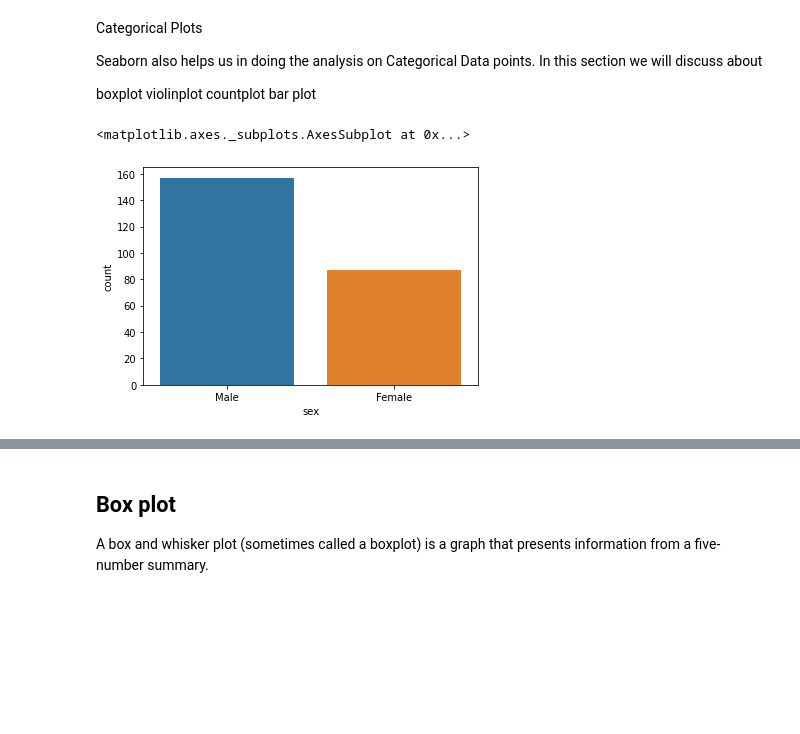
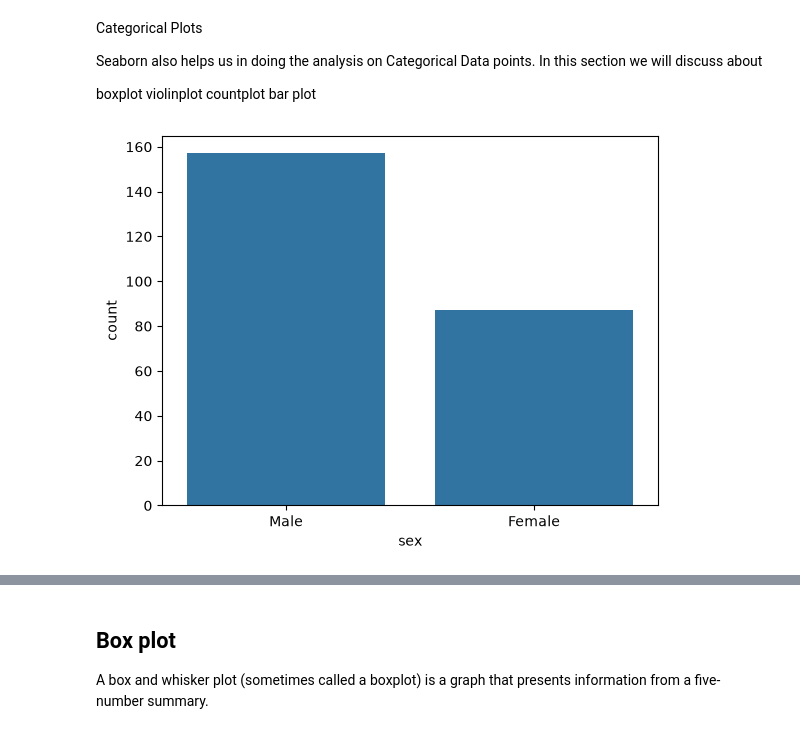
Before and after one commit to laxmanclinilaunch-hub/python-10-11am-, a Jupyter notebook: 2.EDA/matplot&seaborn.ipynb, the cells around one changed output, grey strips where cells are left out. Saved outputs shown, nothing was run; the diff lists cells and outputs as text; code cells hidden in the pictures; blank space fills up the shorter version.

```diff
--- a/2.EDA/matplot&seaborn.ipynb
+++ b/2.EDA/matplot&seaborn.ipynb
@@ -192,11 +201,10 @@ bar plot
 # %%
 
 ## Count plot
 
-sns.countplot('sex',data=df)
+sns.countplot(x='sex',data=df);
 # %% [output]
-<matplotlib.axes._subplots.AxesSubplot at 0x...>
-[figure, old version]
+[figure, new version]
 # %%
 
 ## Count plot
```
Also changed, not shown: parts of 16 cells of this notebook, 5 other files.
